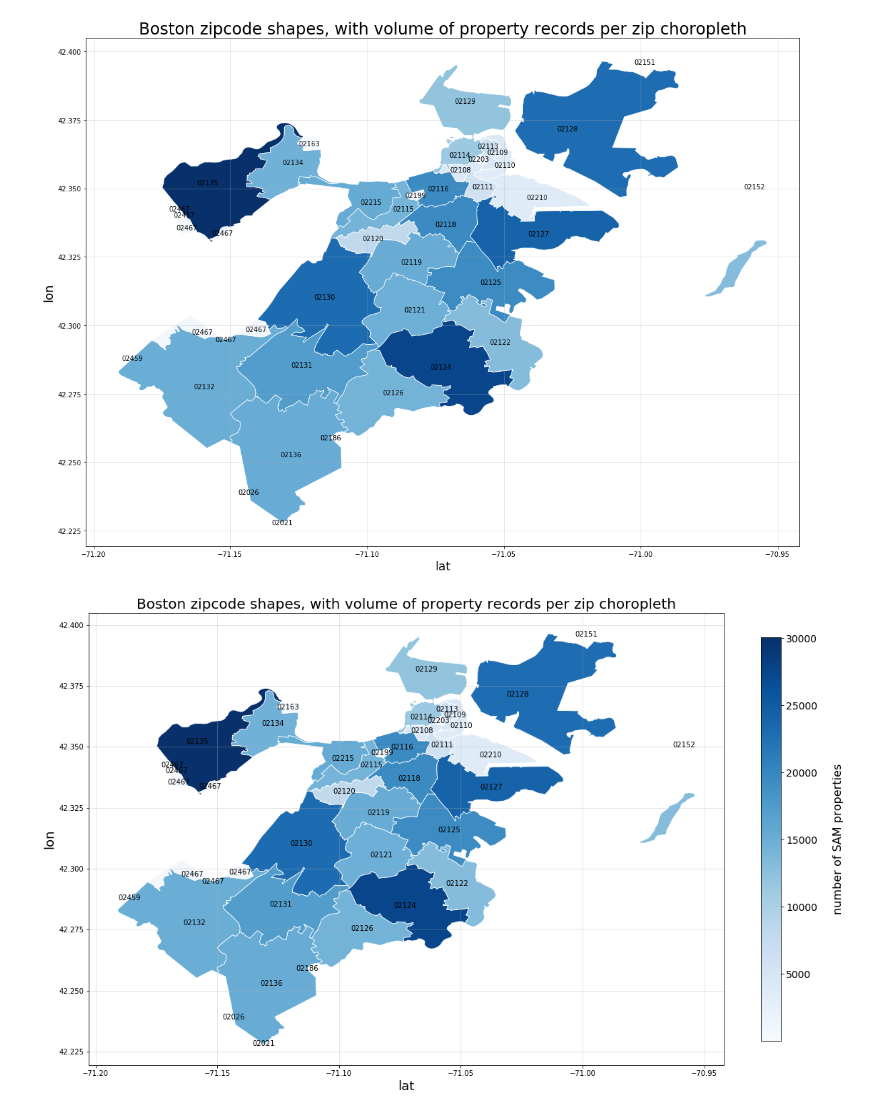
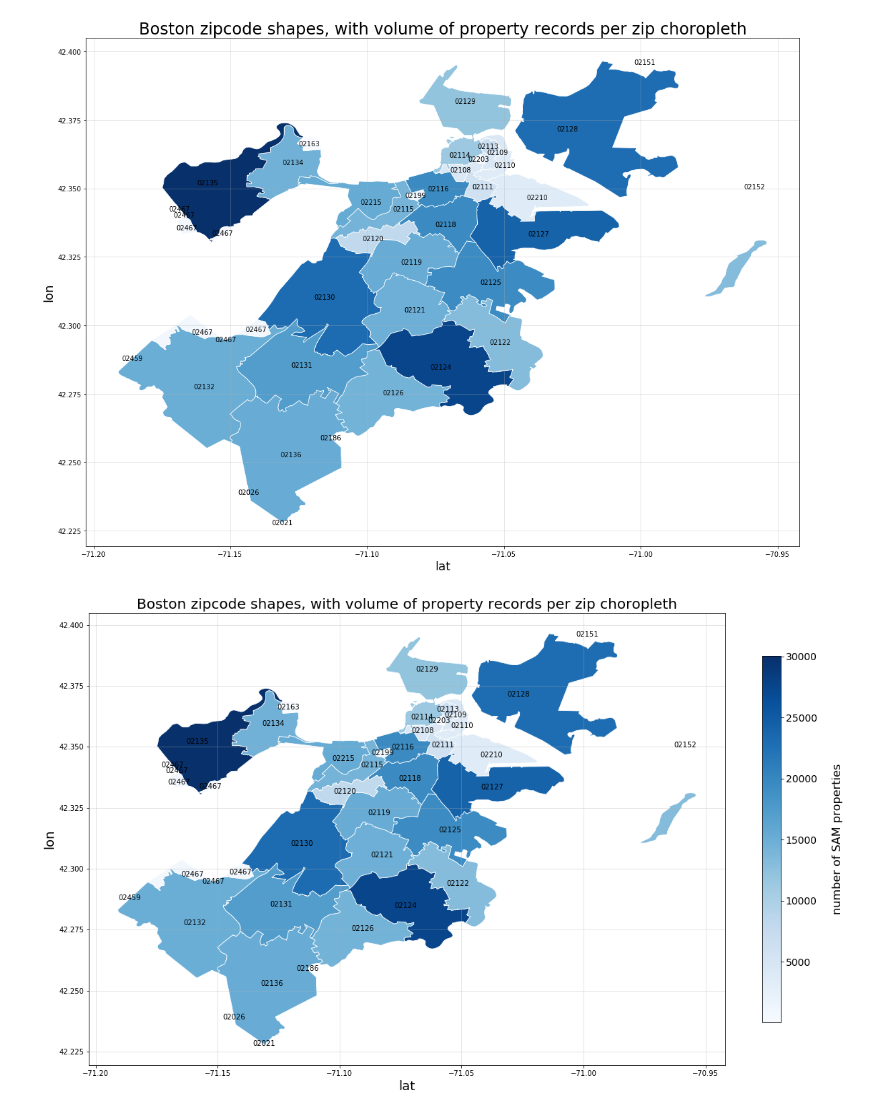
Before and after one commit to sedelmeyer/geopandas-tutorial, a Jupyter notebook: geopandas-tutorial.ipynb, the cells around one changed output. Cells and saved outputs as stored; diff of their text form; code cells hidden in the pictures.

Commit message:
feat(notebook): complete first version of tutorial, incld data download and plotting

```diff
--- a/geopandas-tutorial.ipynb
+++ b/geopandas-tutorial.ipynb
@@ -20 +12,5 @@ DATA_ROOT = './data/'
+# %%
+# set data root for all relative paths
+DATA_ROOT = './data/'
+FIGURES_ROOT = './figures/'
 # %% [markdown]
@@ -112,12 +104,20 @@ if not raw_dir in directories:
 # %%
-df_sam = pd.read_csv(readfile_sam, dtype=str)
-df_prop = pd.read_csv(readfile_prop, dtype=str)
+# Read in SAM and property assessment dataframes from saved CSV files
+df_sam = pd.read_csv(filepath_list[0], dtype=str)
+df_prop = pd.read_csv(filepath_list[1], dtype=str)
+
+# Convert 'X' and 'Y' (i.e. lat/lon) values in SAM dataframe to floats
 df_sam['X'] = df_sam['X'].astype(float)
 df_sam['Y'] = df_sam['Y'].astype(float)
 # %%
-# set the filepath and load in a shapefile
-zipshape_df = gpd.read_file(readfile_zip)
+# set the filepath and load in a shapefile using Geopandas
+zipshape_df = gpd.read_file(filepath_shape)
 
-# check data type so we can see that this is not a normal dataframe, but a GEOdataframe
+# check data type so we can see that this is a "GEO" dataframe
+# check shape and return head to see values
+print(type(zipshape_df))
+print()
+print(zipshape_df.shape)
+print()
 zipshape_df.head()
 # %% [output]
@@ -325,14 +333,15 @@ plt.show();
 # %% [output]
 [figure]
 # %%
-# Or, the same plot, but with a colorbar added for better interpretability
+# Now to add a colorbar for better interpretability of our choropleth plot
+
 variable = 'properties'
 
 # set min and max variable values for use in plotting our colorbar
 vmin = zipcode_prop_df[variable].describe()['min']
 vmax = zipcode_prop_df[variable].describe()['max']
 
-fig, ax = plt.subplots(figsize=(16,16))
+fig, ax = plt.subplots(figsize=(16,10))
 
 plt.title(
     'Boston zipcode shapes, with volume of property records per zip choropleth',
@@ -342,35 +351,40 @@ plt.title(
 # NOTE: null values must be dropped from our df (as is shown below).
 #       Otherwise, the choropleth does not provide any gradation in color
 zipcode_prop_df.dropna(subset=[variable]).plot(
     column=variable,
     cmap='Blues',
     linewidth=0.8,
     ax=ax,
     edgecolor='white'
 )
 
 # here we use the geopandas dataframe object's built-in iterrows() method
 # to turn zipshape_df into a generator object for iteration
 for idx, row in zipshape_df.iterrows():
     plt.annotate(
         s=row['ZIP5'],
         xy=row['coords'],
         horizontalalignment='center',
         verticalalignment='center'
     )
 
-# Create colorbar as a legend
+# here we create a colorbar legend
 sm = plt.cm.ScalarMappable(cmap='Blues', norm=plt.Normalize(vmin=vmin, vmax=vmax))
-# empty array for the data ranges
-# add the colorbar to the figure
-cbar = fig.colorbar(sm, ax=ax, shrink=.5, fraction=0.1)
+
+# ...then we add the colorbar to the figure
+cbar = fig.colorbar(sm, ax=ax, shrink=.8, fraction=0.1)
+
+# ...and finally we format the colorbar for readability
 cbar.set_label(label='\nnumber of SAM properties', fontsize=16)
 cbar.ax.tick_params(labelsize=14)
 
 plt.xlabel('lat', fontsize=18)
 plt.ylabel('lon', fontsize=18)
 plt.grid(":", alpha=0.4)
 plt.tight_layout()
+
+# save sample choropleth for showing in README.md
+plt.savefig(os.path.join(FIGURES_ROOT, 'sample-choropleth.png'))
 plt.show();
 # %% [output]
-[figure, old version]
+[figure, new version]
```
Also changed, not shown: parts of 26 cells of this notebook.
